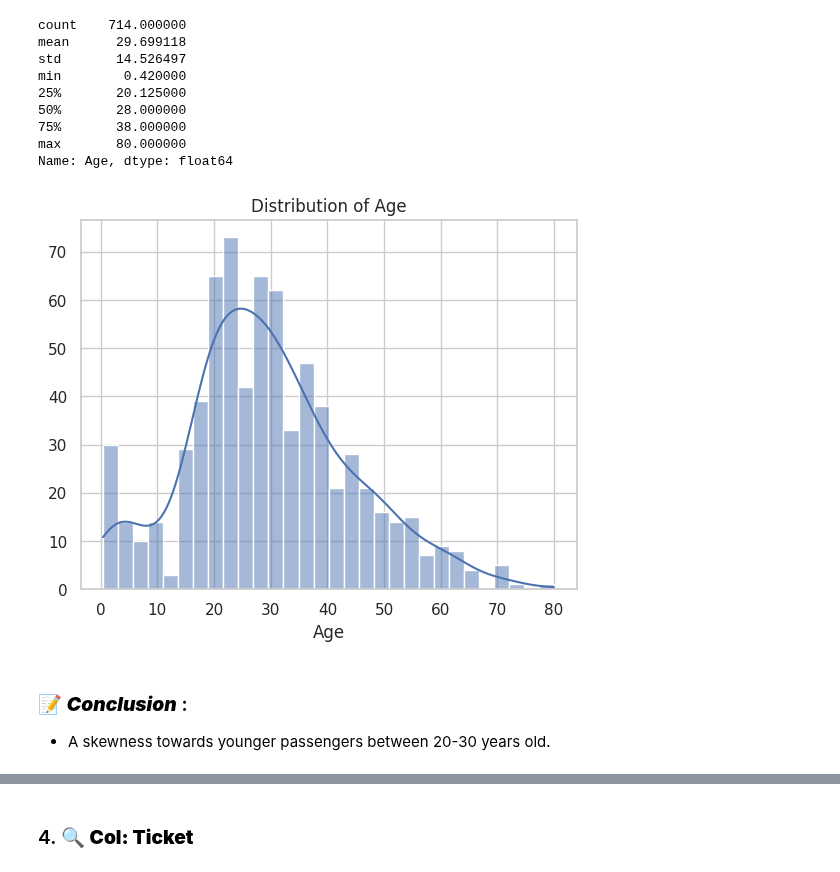
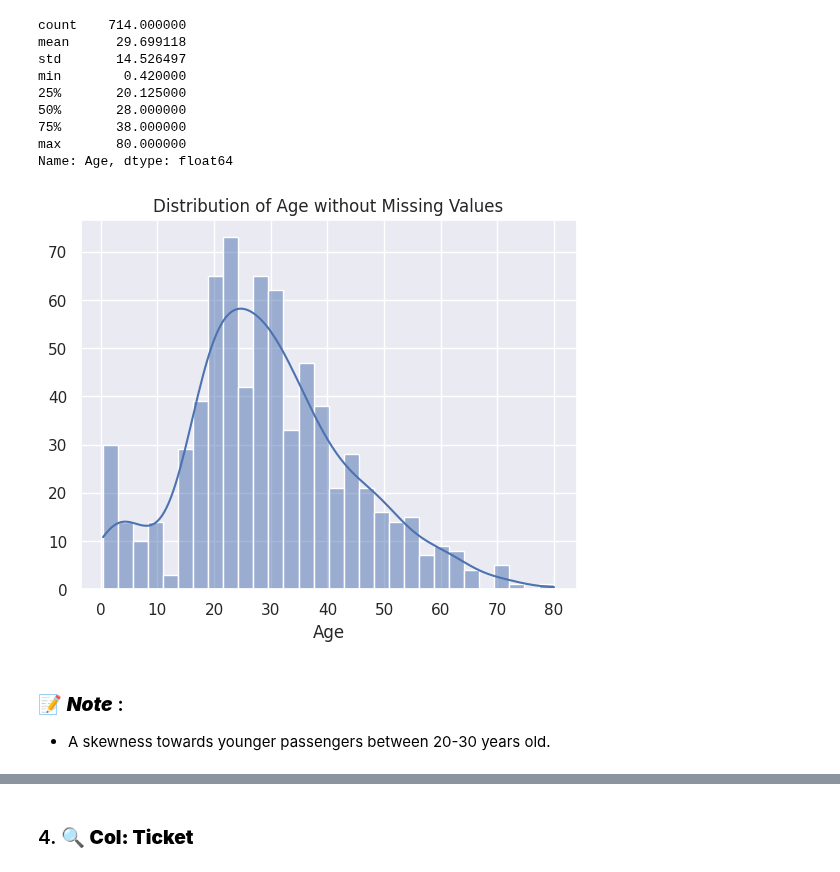
Before and after one commit to yigaai/StoryTelling_with_Data_myTelescope, a Jupyter notebook: titanic-survival-prediction.ipynb, the cells around one changed output, grey strips where cells are left out. Drawn from its saved outputs; the diff is of its cells as text; code cells hidden in the pictures.

```diff
--- a/titanic-survival-prediction.ipynb
+++ b/titanic-survival-prediction.ipynb
@@ -231,18 +202,17 @@ min        0.420000
 max       80.000000
 Name: Age, dtype: float64
 # %%
-sns.set_style('whitegrid')
 sns.histplot(data=df,
-             x=df['Age'].dropna(),
-             bins=30,
-             kde=True)
+            x=df['Age'].dropna(),
+            bins=30,
+            kde=True)
 
-plt.title('Distribution of Age')
 plt.ylabel('')
+plt.title('Distribution of Age without Missing Values')
 plt.show()
 # %% [output]
-[figure, old version]
+[figure, new version]
 # %% [markdown]
-### 📝 ***Conclusion*** :
+### 📝 ***Note*** :
 
 *  A skewness towards younger passengers between 20-30 years old.
```
Also changed, not shown: parts of 17 cells of this notebook.
